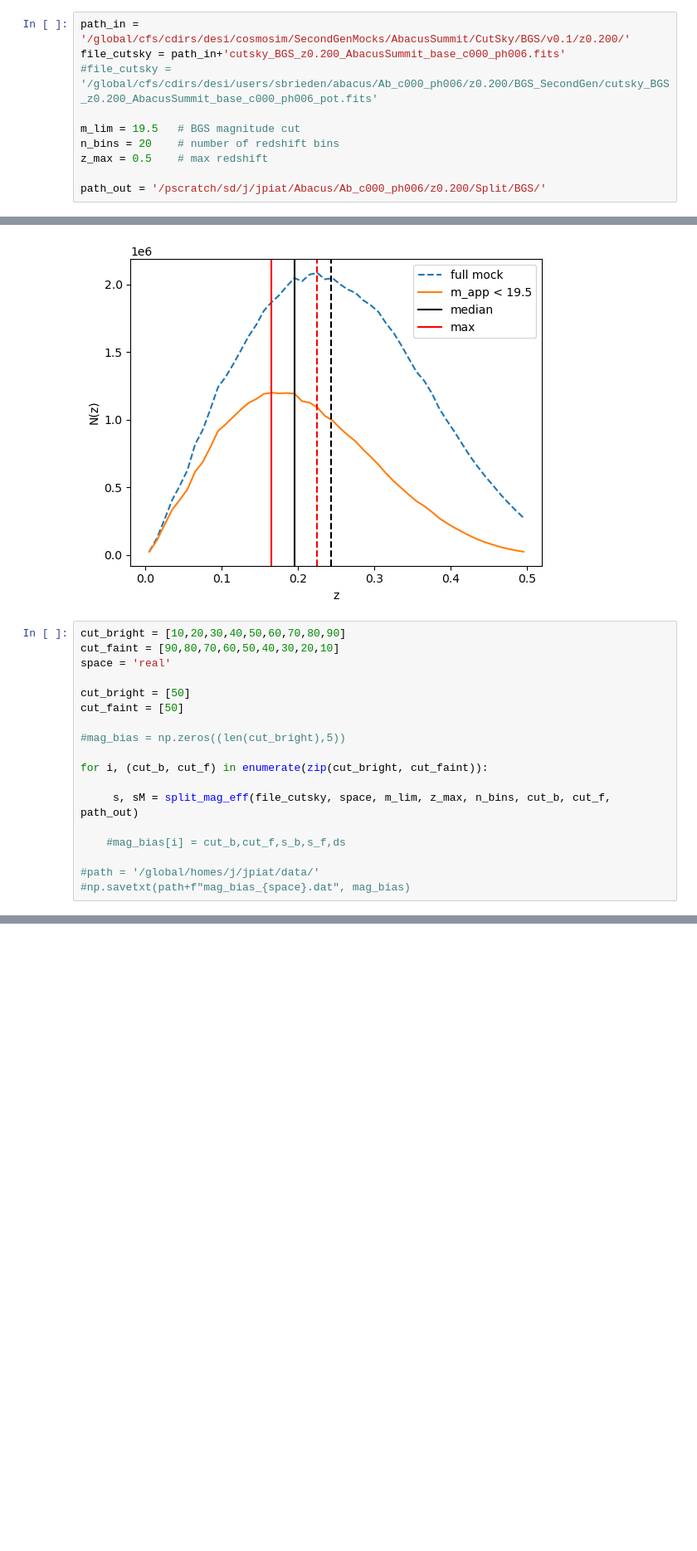
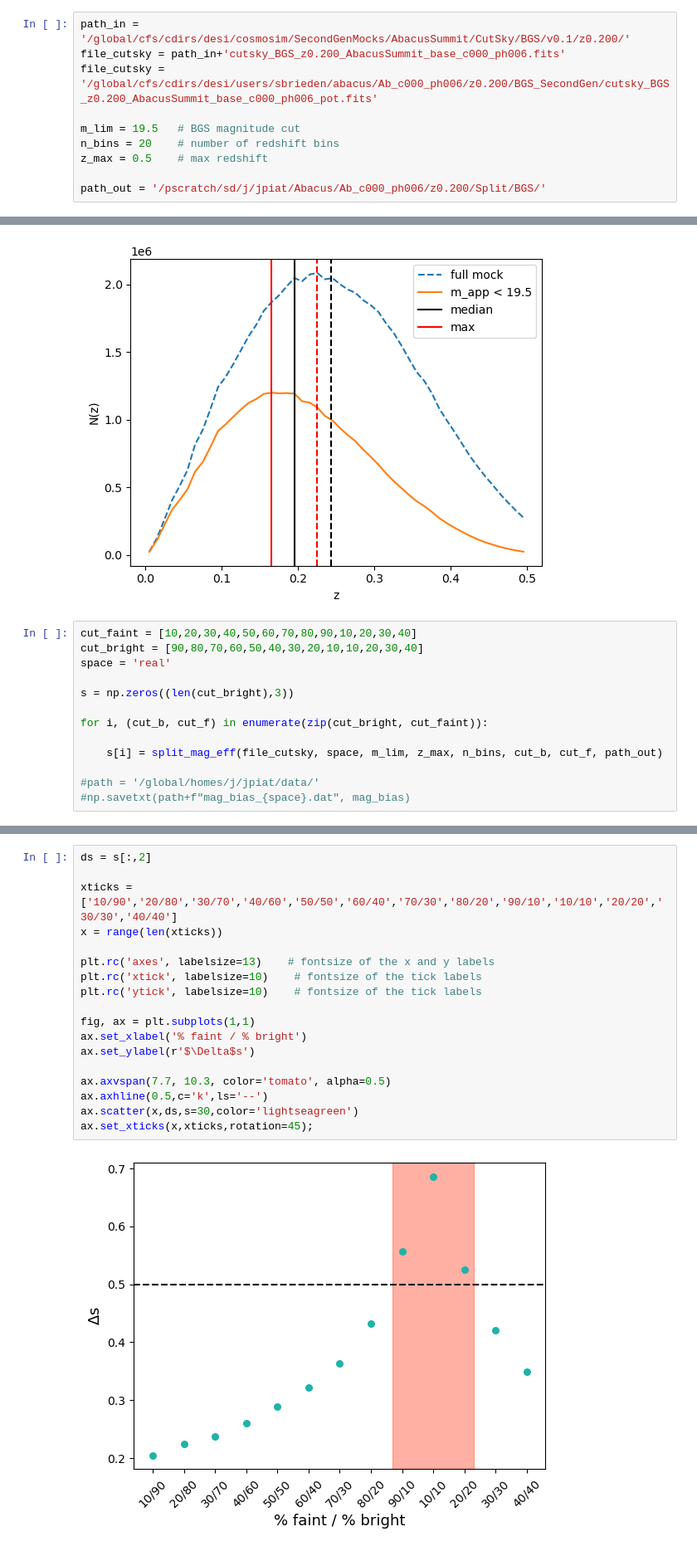
Before and after one commit to JadePiat/Relativistic_effects, a Jupyter notebook: split_cutsky.ipynb, the cells around one changed output, grey strips where cells are left out. Shown at 83% size. Cells and saved outputs as stored; diff of their text form; blank space fills up the shorter version.

Commit message:
update split

```diff
--- a/split_cutsky.ipynb
+++ b/split_cutsky.ipynb
@@ -11,7 +11,7 @@ from Relativistic_effects.split_mocks_eff import split_mag_eff
 # %%
 path_in = '/global/cfs/cdirs/desi/cosmosim/SecondGenMocks/AbacusSummit/CutSky/BGS/v0.1/z0.200/'
 file_cutsky = path_in+'cutsky_BGS_z0.200_AbacusSummit_base_c000_ph006.fits'
-#file_cutsky = '/global/cfs/cdirs/desi/users/sbrieden/abacus/Ab_c000_ph006/z0.200/BGS_SecondGen/cutsky_BGS_z0.200_AbacusSummit_base_c000_ph006_pot.fits'
+file_cutsky = '/global/cfs/cdirs/desi/users/sbrieden/abacus/Ab_c000_ph006/z0.200/BGS_SecondGen/cutsky_BGS_z0.200_AbacusSummit_base_c000_ph006_pot.fits'
 
 m_lim = 19.5   # BGS magnitude cut
 n_bins = 20    # number of redshift bins
@@ -58,20 +58,15 @@ plt.legend()
 <matplotlib.legend.Legend at 0x...>
 [figure]
 # %%
-cut_bright = [10,20,30,40,50,60,70,80,90]
-cut_faint = [90,80,70,60,50,40,30,20,10]
+cut_faint = [10,20,30,40,50,60,70,80,90,10,20,30,40]
+cut_bright = [90,80,70,60,50,40,30,20,10,10,20,30,40]
 space = 'real'
 
-cut_bright = [50]
-cut_faint = [50]
-
-#mag_bias = np.zeros((len(cut_bright),5))
+s = np.zeros((len(cut_bright),3))
 
 for i, (cut_b, cut_f) in enumerate(zip(cut_bright, cut_faint)):
 
-     s, sM = split_mag_eff(file_cutsky, space, m_lim, z_max, n_bins, cut_b, cut_f, path_out)
-
-    #mag_bias[i] = cut_b,cut_f,s_b,s_f,ds
+    s[i] = split_mag_eff(file_cutsky, space, m_lim, z_max, n_bins, cut_b, cut_f, path_out)
 
 #path = '/global/homes/j/jpiat/data/'
 #np.savetxt(path+f"mag_bias_{space}.dat", mag_bias)
@@ -83,0 +73,20 @@ effective magnification biases: s_bright = 0.006524846842931012, s_faint = 0.006
+# %%
+ds = s[:,2]
+
+xticks = ['10/90','20/80','30/70','40/60','50/50','60/40','70/30','80/20','90/10','10/10','20/20','30/30','40/40']
+x = range(len(xticks))
+
+plt.rc('axes', labelsize=13)    # fontsize of the x and y labels
+plt.rc('xtick', labelsize=10)    # fontsize of the tick labels
+plt.rc('ytick', labelsize=10)    # fontsize of the tick labels
+
+fig, ax = plt.subplots(1,1)
+ax.set_xlabel('% faint / % bright')
+ax.set_ylabel(r'$\Delta$s')
+
+ax.axvspan(7.7, 10.3, color='tomato', alpha=0.5)
+ax.axhline(0.5,c='k',ls='--')
+ax.scatter(x,ds,s=30,color='lightseagreen')
+ax.set_xticks(x,xticks,rotation=45);
+# %% [output]
+[figure, added]
```
Also changed, not shown: parts of 3 cells of this notebook, 5 other files.
